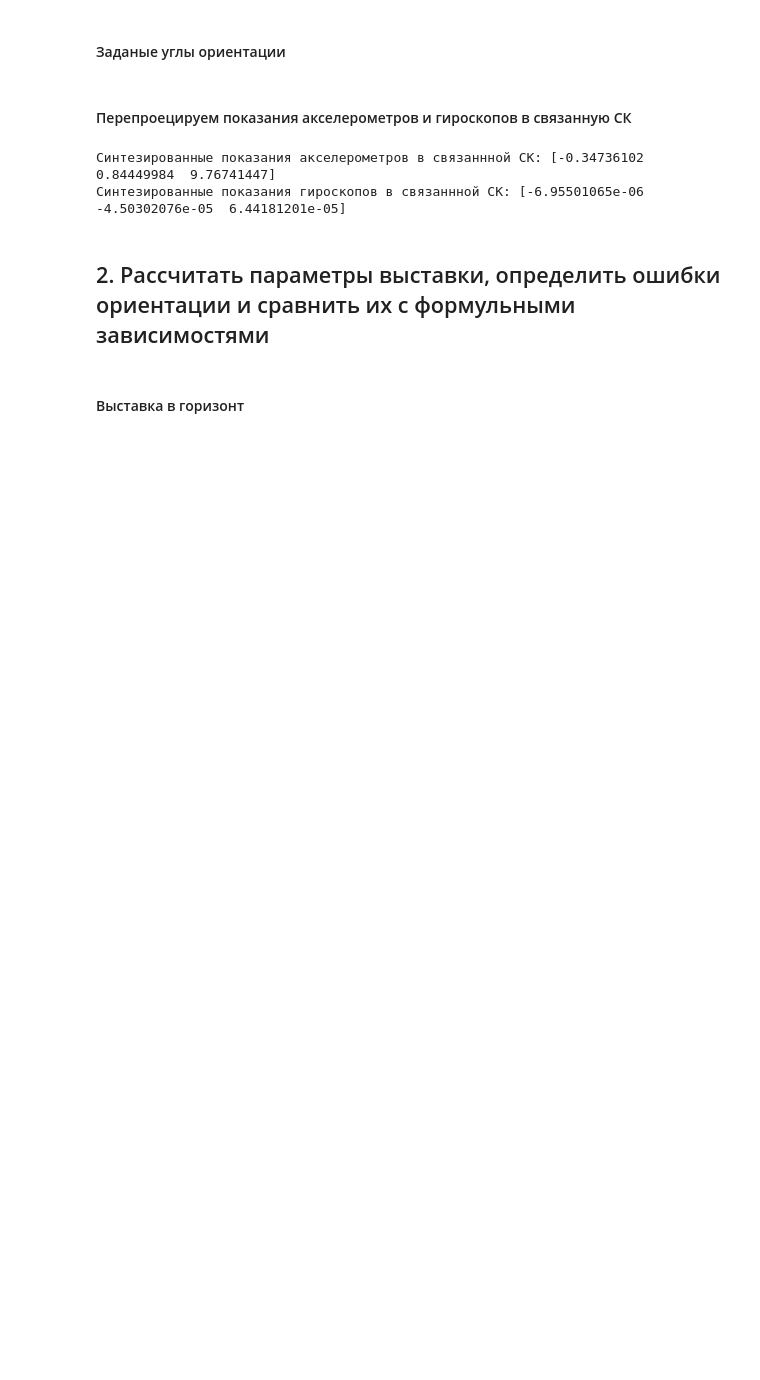
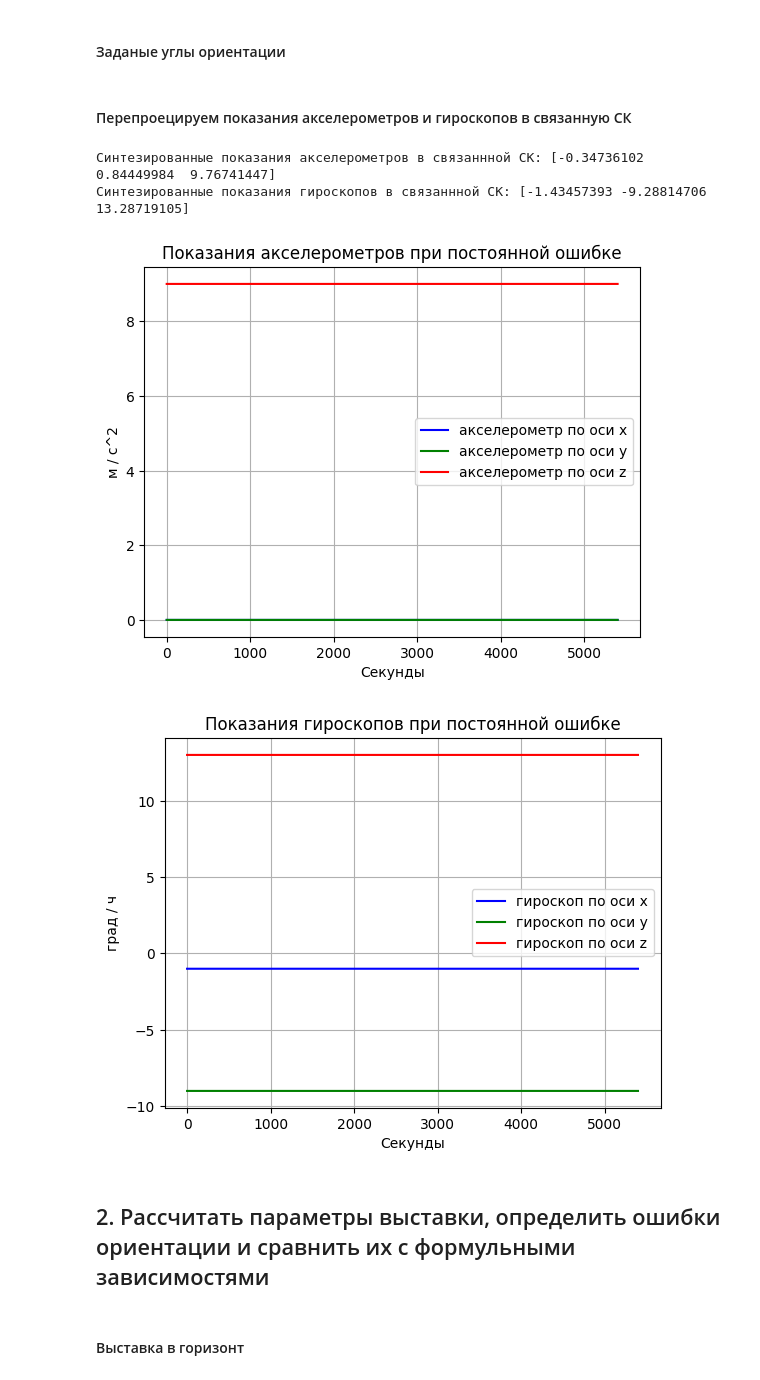
Before and after one commit to AlexeyLelikov/Nav_py, a Jupyter notebook: notebooks/Рис_ИНС_ДЗ_1.ipynb, the cells around one changed output. Drawn from its saved outputs; the diff is of its cells as text; code cells hidden in the pictures; blank space fills up the shorter version.

```diff
--- a/notebooks/Рис_ИНС_ДЗ_1.ipynb
+++ b/notebooks/Рис_ИНС_ДЗ_1.ipynb
@@ -122,10 +121,49 @@ Heading_true = 180.0 * np.pi / 180
 acc = DCM_bn(Heading_true, Pitch_true, Roll_true) @ acc_nav
 gyro = DCM_bn(Heading_true, Pitch_true, Roll_true) @ gyro_nav
 print("Синтезированные показания акселерометров в связаннной СК:", acc)
-print("Синтезированные показания гироскопов в связаннной СК:", gyro)
+print("Синтезированные показания гироскопов в связаннной СК:", gyro * 180 / np.pi * 3600)
 # %% [output]
 Синтезированные показания акселерометров в связаннной СК: [-0.34736102  0.84449984  9.76741447]
-Синтезированные показания гироскопов в связаннной СК: [-6.95501065e-06 -4.50302076e-05  6.44181201e-05]
+Синтезированные показания гироскопов в связаннной СК: [-1.43457393 -9.28814706 13.28719105]
+# %%
+T = 60 * 90 # c
+N = 100 * T
+t = np.linspace(0,T,N)
+
+acc_x = np.full_like(np.arange(len(t)),acc[0])
+acc_y = np.full_like(np.arange(len(t)),acc[1])
+acc_z = np.full_like(np.arange(len(t)),acc[2])
+
+gyro_x = np.full_like(np.arange(len(t)),gyro[0] * 180 / np.pi * 3600)
+gyro_y = np.full_like(np.arange(len(t)),gyro[1] * 180 / np.pi * 3600)
+gyro_z = np.full_like(np.arange(len(t)),gyro[2] * 180 / np.pi * 3600)
+
+plt.figure(1)
+fig = plt.gcf()
+#fig.set_size_inches(20, 10)
+plt.plot(t,acc_x,'b',t,acc_y,'g',t,acc_z,'r')
+plt.title("Показания акселерометров при постоянной ошибке")
+plt.xlabel('Cекунды')
+plt.ylabel('м / c^2')
+plt.grid(True)
+plt.legend(['акселерометр по оси x','акселерометр по оси y','акселерометр по оси z'], loc=5)
+plt.savefig('img/аксы.png')
+plt.show()
+
+plt.figure(2)
+fig = plt.gcf()
+#fig.set_size_inches(20, 10)
+plt.plot(t,gyro_x,'b',t,gyro_y,'g',t,gyro_z,'r')
+plt.title("Показания гироскопов при постоянной ошибке")
+plt.xlabel('Cекунды')
+plt.ylabel('град / ч')
+plt.grid(True)
+plt.legend(['гироскоп по оси x','гироскоп по оси y','гироскоп по оси z'], loc=5)
+plt.savefig('img/гиры.png')
+plt.show()
+# %% [output]
+[figure, added]
+[figure, added]
 # %% [markdown]
 ## 2.	Рассчитать параметры выставки, определить ошибки ориентации и сравнить их с формульными зависимостями
 # %% [markdown]
```
Also changed, not shown: parts of 8 cells of this notebook, 6 other files.
